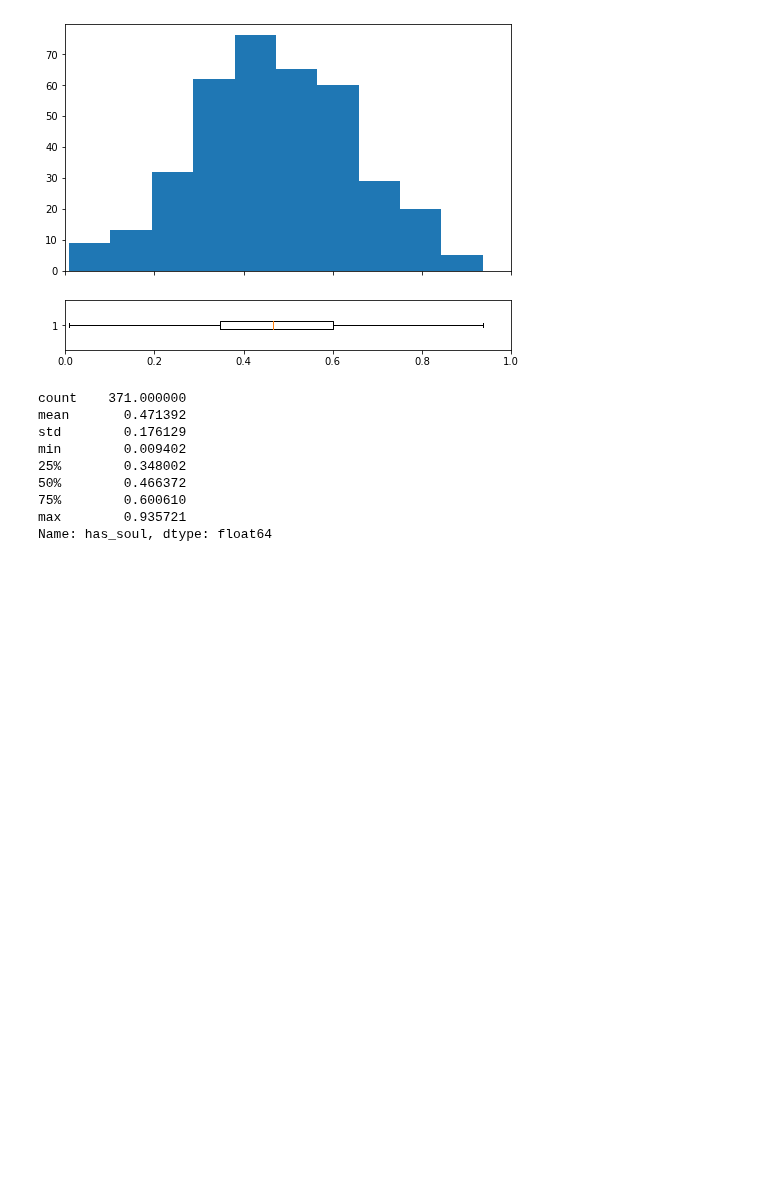
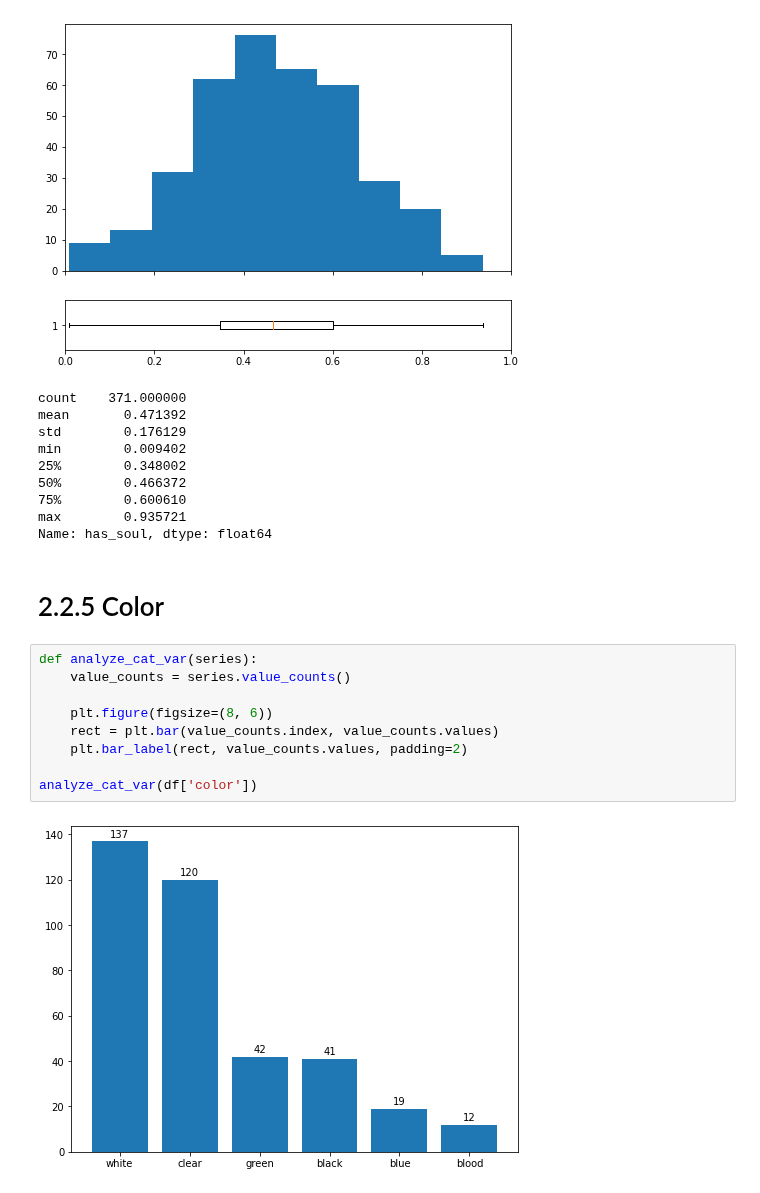
Before and after one commit to poolGolez/project-roosevelt, a Jupyter notebook: ghosts-goblins-ghosts-gotcha.ipynb, the cells around one changed output. Drawn from its saved outputs; the diff is of its cells as text; blank space fills up the shorter version.

```diff
--- a/ghosts-goblins-ghosts-gotcha.ipynb
+++ b/ghosts-goblins-ghosts-gotcha.ipynb
@@ -144,3 +144,16 @@ min        0.009402
 75%        0.600610
 max        0.935721
 Name: has_soul, dtype: float64
+# %% [markdown]
+# 2.2.5 Color
+# %%
+def analyze_cat_var(series):
+    value_counts = series.value_counts()
+
+    plt.figure(figsize=(8, 6))
+    rect = plt.bar(value_counts.index, value_counts.values)
+    plt.bar_label(rect, value_counts.values, padding=2)
+
+analyze_cat_var(df['color'])
+# %% [output]
+[figure, added]
```
Also changed, not shown: parts of 3 cells of this notebook.
